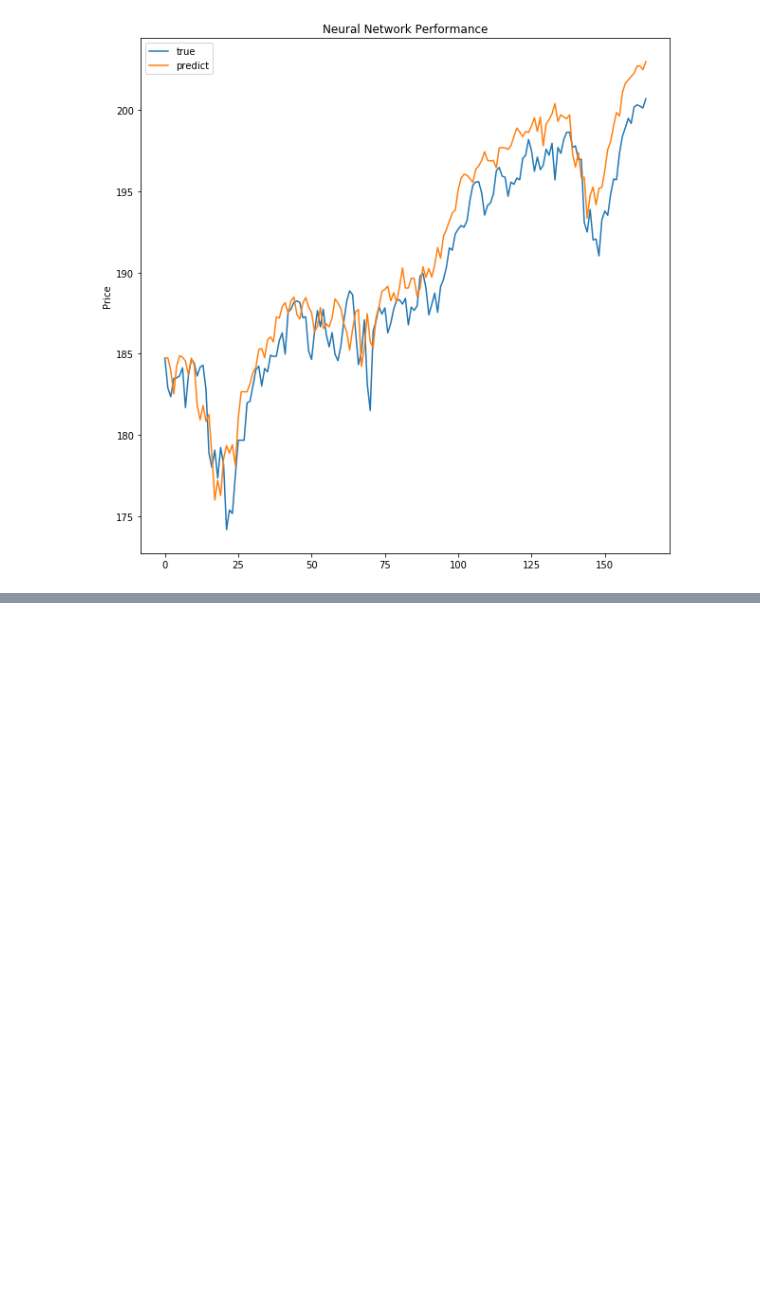
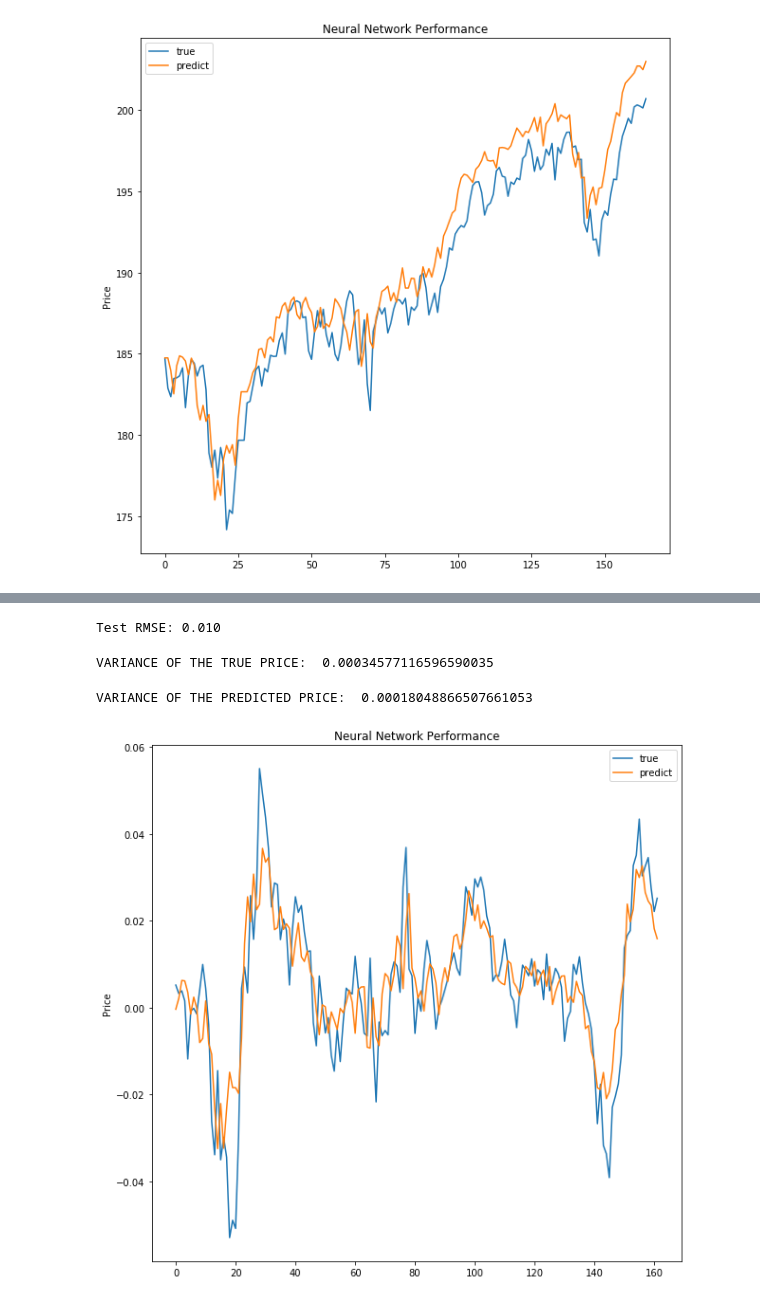
Before and after one commit to a20180502/stock_market_prediction_SP500, a Jupyter notebook: dump4_recurring_neural_networks.ipynb, the cells around one changed output, grey strips where cells are left out. Drawn from its saved outputs; the diff is of its cells as text; code cells hidden in the pictures; blank space fills up the shorter version.

```diff
--- a/dump4_recurring_neural_networks.ipynb
+++ b/dump4_recurring_neural_networks.ipynb
@@ -296,0 +441,11 @@ I'm sorry this was the funniest picture I had'
+# %%
+#Evaluate predictive ability
+predicted = model.predict(test_X)
+#We want to reverse the minmax scalar to get the "true" value of the prediction
+#To do so, we must get rid of time step which was added to allow the neural network to function
+reverse_X = test_X.reshape((test_X.shape[0], test_X.shape[2]))
+#This concatenates our predicted values for the price with the associated signal
+reverse_Y = np.concatenate((reverse_X[:, 1:],predicted), axis=1)
+unscaled_prediction = scaler.inverse_transform(reverse_Y)
+unscaled_prediction = unscaled_prediction[:,1]
+print(unscaled_prediction)
@@ -296,0 +470,7 @@ I'm sorry this was the funniest picture I had'
+# %%
+#Reverse true prices
+true_price_scaled = test_y.reshape((len(test_y), 1))
+inv_y = np.concatenate((reverse_X[:, 1:],true_price_scaled), axis=1)
+true_price_unscaled = scaler.inverse_transform(inv_y)
+true_price_unscaled = true_price_unscaled[:,1]
+print(true_price_unscaled)
@@ -296,0 +495,26 @@ I'm sorry this was the funniest picture I had'
+# %%
+#Get Root Mean Squared Error
+from math import sqrt
+from sklearn.metrics import mean_squared_error
+rmse = sqrt(mean_squared_error(true_price_unscaled,unscaled_prediction))
+print('Test RMSE: %.3f' % rmse)
+# %% [output]
+Test RMSE: 0.010
+# %%
+print("VARIANCE OF THE TRUE PRICE: ", np.var(true_price_unscaled))
+# %% [output]
+VARIANCE OF THE TRUE PRICE:  0.00034577116596590035
+# %%
+print("VARIANCE OF THE PREDICTED PRICE: ", np.var(unscaled_prediction))
+# %% [output]
+VARIANCE OF THE PREDICTED PRICE:  0.00018048866507661053
+# %%
+plt.figure(figsize=(10,10))
+plt.plot(true_price_unscaled, label="true")
+plt.plot(unscaled_prediction, label="predict")
+plt.ylabel("Price")
+plt.title("Neural Network Performance")
+plt.legend()
+plt.show()
+# %% [output]
+[figure, added]
```
Also changed, not shown: parts of 20 cells of this notebook.
